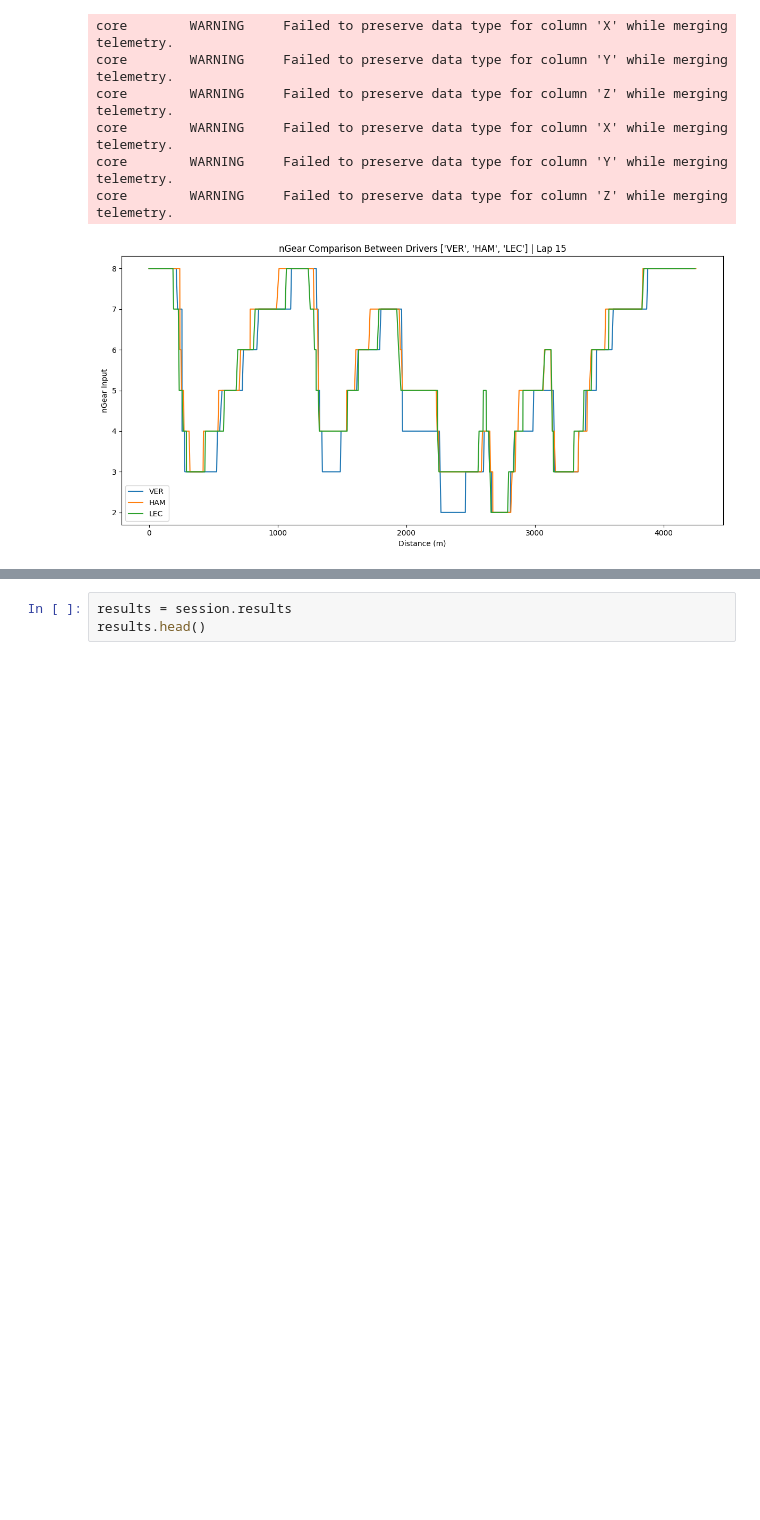
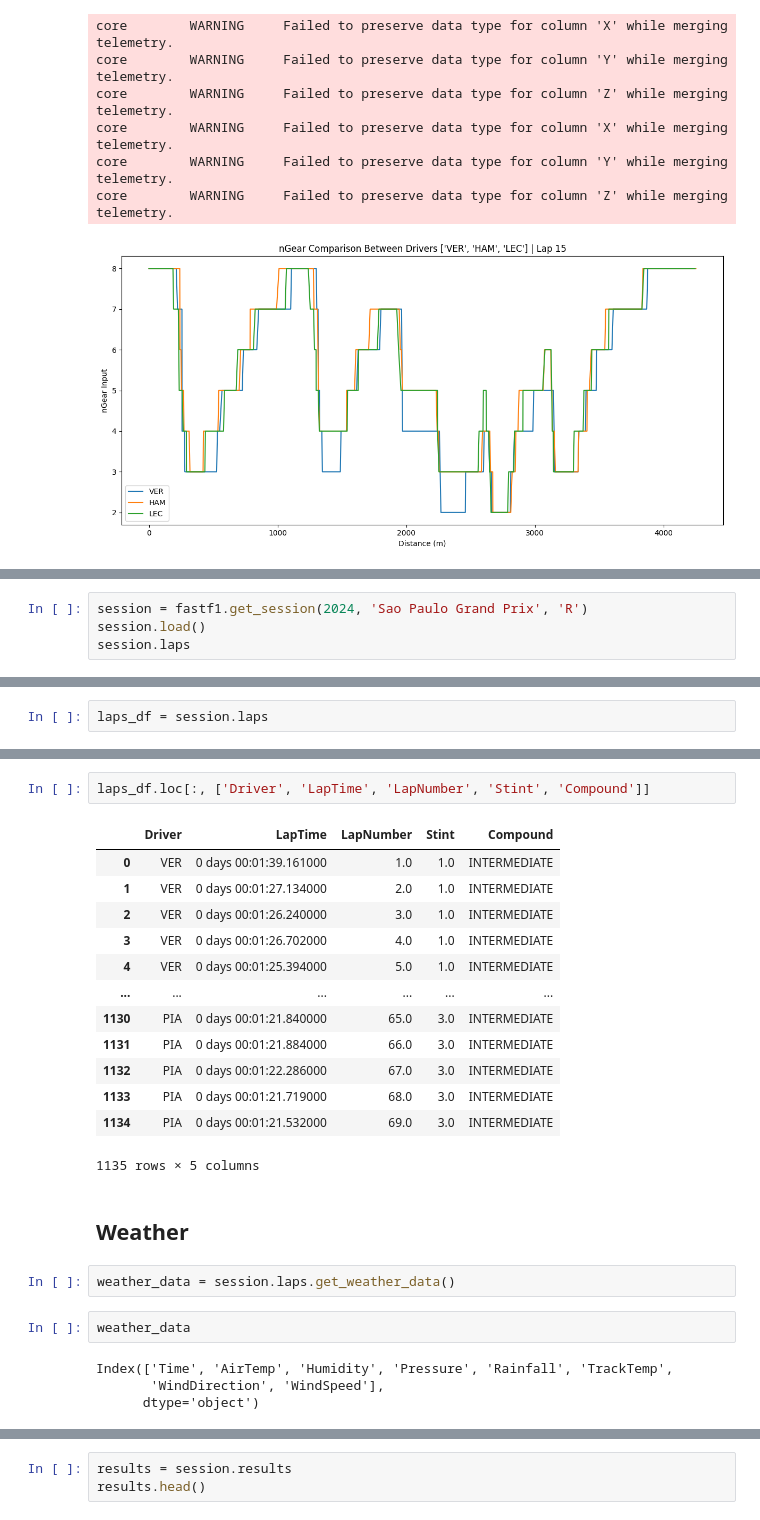
Before and after one commit to mihalisag/data-podium, a Jupyter notebook: f1_telemetry.ipynb, the cells around one changed output, grey strips where cells are left out. Cells and saved outputs as stored; diff of their text form; blank space fills up the shorter version.

```diff
--- a/f1_telemetry.ipynb
+++ b/f1_telemetry.ipynb
@@ -292,0 +377,4 @@ core        WARNING     Failed to preserve data type for column 'Z' while mergin
+# %%
+session = fastf1.get_session(2024, 'Sao Paulo Grand Prix', 'R')
+session.load()
+session.laps
@@ -292,0 +412,2 @@ core        WARNING     Failed to preserve data type for column 'Z' while mergin
+# %%
+laps_df = session.laps
@@ -292,0 +441,26 @@ core        WARNING     Failed to preserve data type for column 'Z' while mergin
+# %%
+laps_df.loc[:, ['Driver', 'LapTime', 'LapNumber', 'Stint', 'Compound']]
+# %% [output]
+|  | Driver | LapTime | LapNumber | Stint | Compound |
+| 0 | VER | 0 days 00:01:39.161000 | 1.0 | 1.0 | INTERMEDIATE |
+| 1 | VER | 0 days 00:01:27.134000 | 2.0 | 1.0 | INTERMEDIATE |
+| 2 | VER | 0 days 00:01:26.240000 | 3.0 | 1.0 | INTERMEDIATE |
+| 3 | VER | 0 days 00:01:26.702000 | 4.0 | 1.0 | INTERMEDIATE |
+| 4 | VER | 0 days 00:01:25.394000 | 5.0 | 1.0 | INTERMEDIATE |
+| ... | ... | ... | ... | ... | ... |
+| 1130 | PIA | 0 days 00:01:21.840000 | 65.0 | 3.0 | INTERMEDIATE |
+| 1131 | PIA | 0 days 00:01:21.884000 | 66.0 | 3.0 | INTERMEDIATE |
+| 1132 | PIA | 0 days 00:01:22.286000 | 67.0 | 3.0 | INTERMEDIATE |
+| 1133 | PIA | 0 days 00:01:21.719000 | 68.0 | 3.0 | INTERMEDIATE |
+| 1134 | PIA | 0 days 00:01:21.532000 | 69.0 | 3.0 | INTERMEDIATE |
+1135 rows × 5 columns
+# %% [markdown]
+## Weather
+# %%
+weather_data = session.laps.get_weather_data()
+# %%
+weather_data
+# %% [output]
+Index(['Time', 'AirTemp', 'Humidity', 'Pressure', 'Rainfall', 'TrackTemp',
+       'WindDirection', 'WindSpeed'],
+      dtype='object')
```
Also changed, not shown: parts of 34 cells of this notebook, 1 other file.
